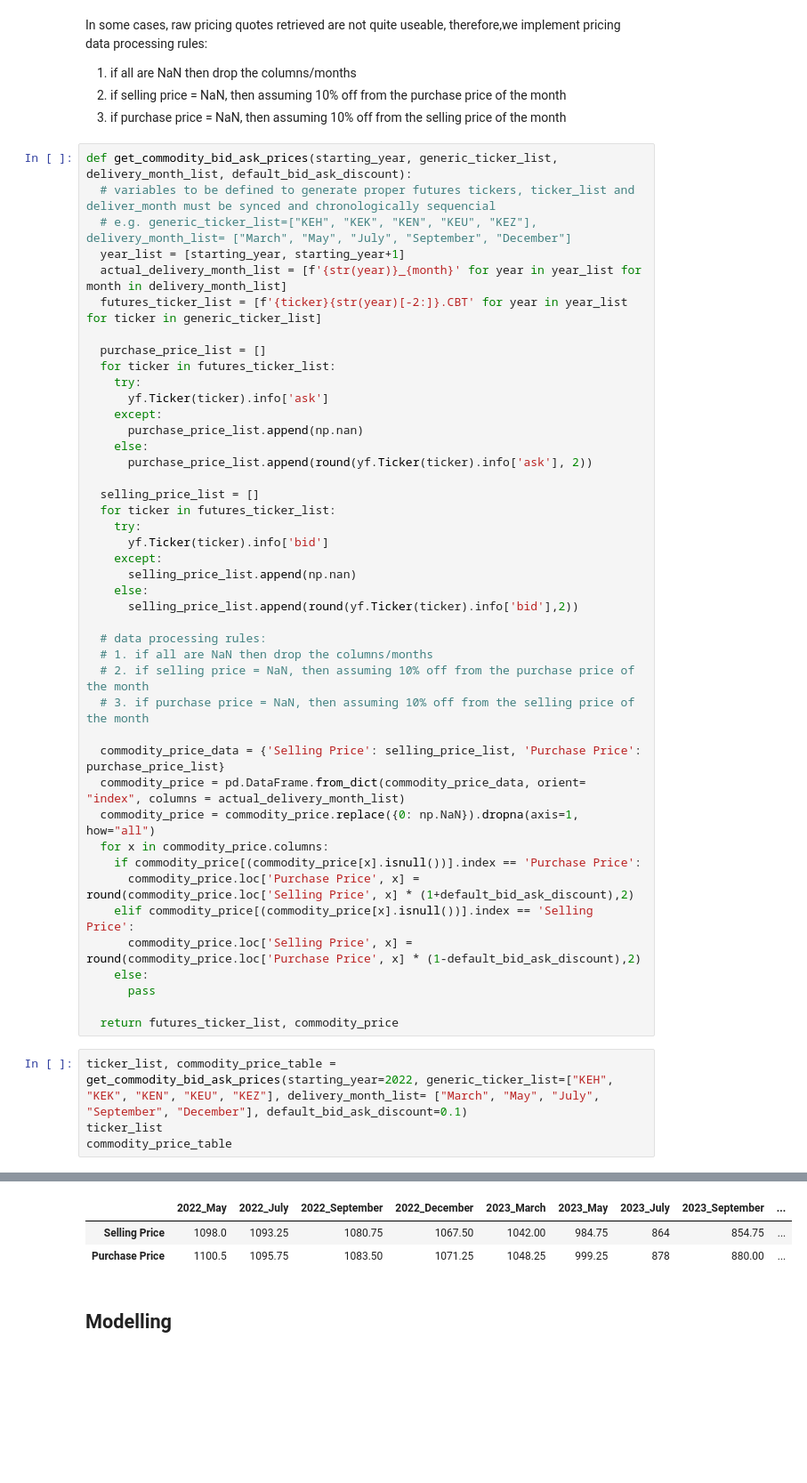
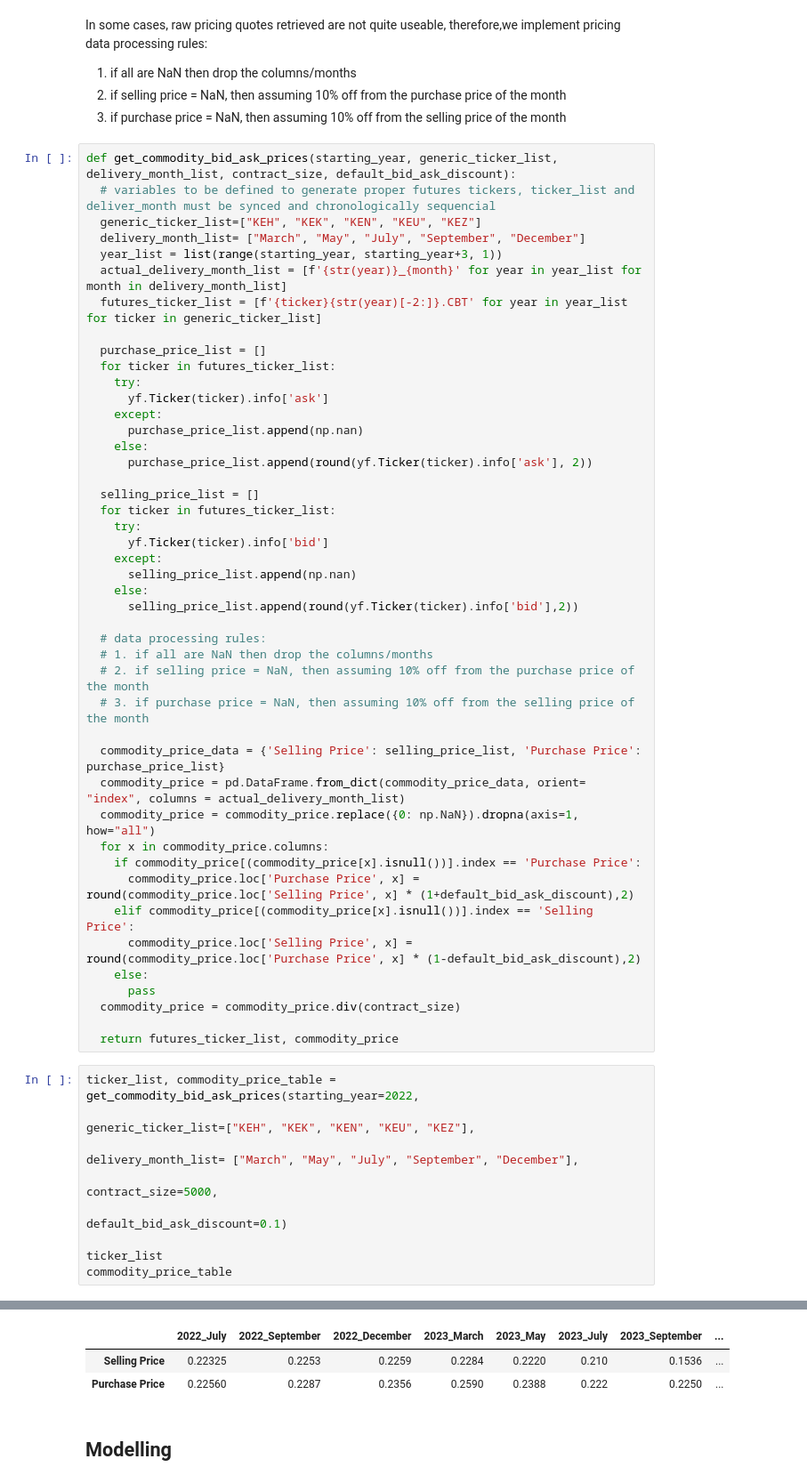
Before and after one commit to DreamSpace-coder/Andy-Jianyuan-Hu_Data_Science_Projects, a Jupyter notebook: What_to_Do_with_Wheat/What_to_Do_with_Wheat.ipynb, the cells around one changed output, grey strips where cells are left out. Shown: that part at 89% size. Cells and saved outputs as stored; diff of their text form; blank space fills up the shorter version.

```diff
--- a/What_to_Do_with_Wheat/What_to_Do_with_Wheat.ipynb
+++ b/What_to_Do_with_Wheat/What_to_Do_with_Wheat.ipynb
@@ -116,10 +117,11 @@ In some cases, raw pricing quotes retrieved are not quite useable, therefore,we
 2. if selling price = NaN, then assuming 10% off from the purchase price of the month
 3. if purchase price = NaN, then assuming 10% off from the selling price of the month
 # %%
-def get_commodity_bid_ask_prices(starting_year, generic_ticker_list, delivery_month_list, default_bid_ask_discount):
+def get_commodity_bid_ask_prices(starting_year, generic_ticker_list, delivery_month_list, contract_size, default_bid_ask_discount):
   # variables to be defined to generate proper futures tickers, ticker_list and deliver_month must be synced and chronologically sequencial
-  # e.g. generic_ticker_list=["KEH", "KEK", "KEN", "KEU", "KEZ"], delivery_month_list= ["March", "May", "July", "September", "December"]
-  year_list = [starting_year, starting_year+1]
+  generic_ticker_list=["KEH", "KEK", "KEN", "KEU", "KEZ"]
+  delivery_month_list= ["March", "May", "July", "September", "December"]
+  year_list = list(range(starting_year, starting_year+3, 1))
   actual_delivery_month_list = [f'{str(year)}_{month}' for year in year_list for month in delivery_month_list]
   futures_ticker_list = [f'{ticker}{str(year)[-2:]}.CBT' for year in year_list for ticker in generic_ticker_list]
 
@@ -156,10 +158,16 @@ def get_commodity_bid_ask_prices(starting_year, generic_ticker_list, delivery_mo
       commodity_price.loc['Selling Price', x] = round(commodity_price.loc['Purchase Price', x] * (1-default_bid_ask_discount),2)
     else:
       pass
+  commodity_price = commodity_price.div(contract_size)
 
   return futures_ticker_list, commodity_price
 # %%
-ticker_list, commodity_price_table = get_commodity_bid_ask_prices(starting_year=2022, generic_ticker_list=["KEH", "KEK", "KEN", "KEU", "KEZ"], delivery_month_list= ["March", "May", "July", "September", "December"], default_bid_ask_discount=0.1)
+ticker_list, commodity_price_table = get_commodity_bid_ask_prices(starting_year=2022,
+                                                                  generic_ticker_list=["KEH", "KEK", "KEN", "KEU", "KEZ"],
+                                                                  delivery_month_list= ["March", "May", "July", "September", "December"],
+                                                                  contract_size=5000,
+                                                                  default_bid_ask_discount=0.1)
+
 ticker_list
 commodity_price_table
 # %% [output]
@@ -176,6 +189,6 @@ commodity_price_table
-|  | 2022_May | 2022_July | 2022_September | 2022_December | 2023_March | 2023_May | 2023_July | 2023_September | ... |
-| Selling Price | 1098.0 | 1093.25 | 1080.75 | 1067.50 | 1042.00 | 984.75 | 864 | 854.75 | ... |
-| Purchase Price | 1100.5 | 1095.75 | 1083.50 | 1071.25 | 1048.25 | 999.25 | 878 | 880.00 | ... |
+|  | 2022_July | 2022_September | 2022_December | 2023_March | 2023_May | 2023_July | 2023_September | ... |
+| Selling Price | 0.22325 | 0.2253 | 0.2259 | 0.2284 | 0.2220 | 0.210 | 0.1536 | ... |
+| Purchase Price | 0.22560 | 0.2287 | 0.2356 | 0.2590 | 0.2388 | 0.222 | 0.2250 | ... |
 # %% [markdown]
 ## Modelling
 # %%
```
Also changed, not shown: parts of 10 cells of this notebook.
